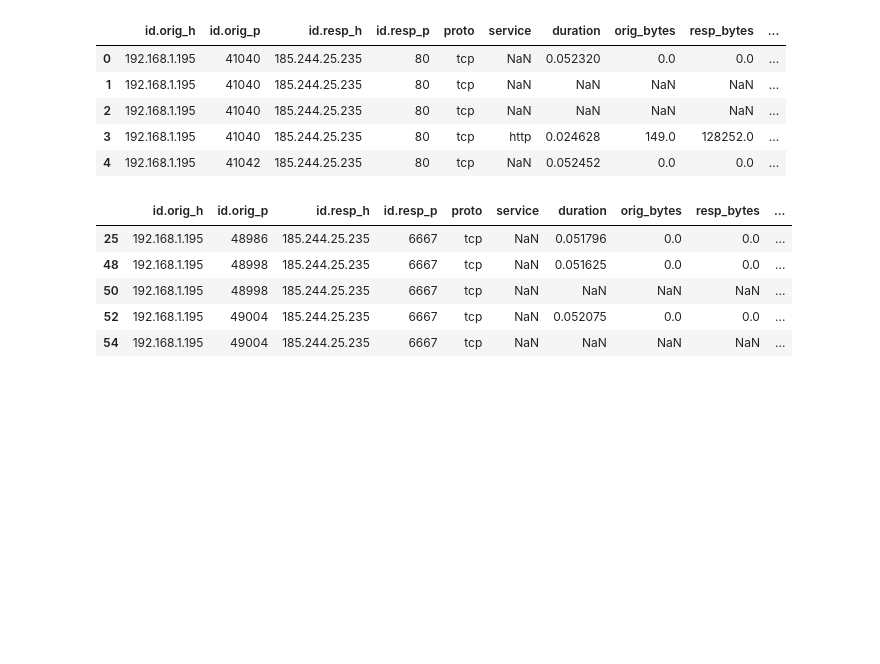
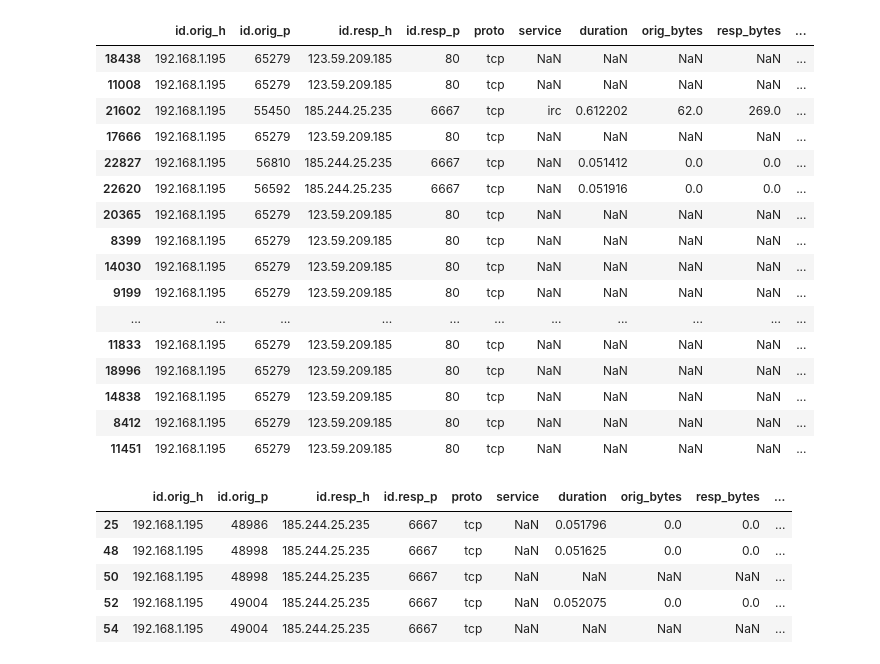
Before and after one commit to sdave777/Internet-of-Things_IDS_Data, a Jupyter notebook: Scratch.ipynb, the cells around one changed output. Cells and saved outputs as stored; diff of their text form; code cells hidden in the pictures; blank space fills up the shorter version.

```diff
--- a/Scratch.ipynb
+++ b/Scratch.ipynb
@@ -6,16 +6,27 @@ import seaborn as sns
 # %%
 data = pd.read_csv('data/IOTNET24_IDS.csv').drop('Unnamed: 0', axis=1)
 
 data['duration'] = data['duration'] / 60
 
-data.head()
+data.sample(30)
 # %% [output]
 |  | id.orig_h | id.orig_p | id.resp_h | id.resp_p | proto | service | duration | orig_bytes | resp_bytes | ... |
-| 0 | 192.168.1.195 | 41040 | 185.244.25.235 | 80 | tcp | NaN | 0.052320 | 0.0 | 0.0 | ... |
-| 1 | 192.168.1.195 | 41040 | 185.244.25.235 | 80 | tcp | NaN | NaN | NaN | NaN | ... |
-| 2 | 192.168.1.195 | 41040 | 185.244.25.235 | 80 | tcp | NaN | NaN | NaN | NaN | ... |
-| 3 | 192.168.1.195 | 41040 | 185.244.25.235 | 80 | tcp | http | 0.024628 | 149.0 | 128252.0 | ... |
-| 4 | 192.168.1.195 | 41042 | 185.244.25.235 | 80 | tcp | NaN | 0.052452 | 0.0 | 0.0 | ... |
+| 18438 | 192.168.1.195 | 65279 | 123.59.209.185 | 80 | tcp | NaN | NaN | NaN | NaN | ... |
+| 11008 | 192.168.1.195 | 65279 | 123.59.209.185 | 80 | tcp | NaN | NaN | NaN | NaN | ... |
+| 21602 | 192.168.1.195 | 55450 | 185.244.25.235 | 6667 | tcp | irc | 0.612202 | 62.0 | 269.0 | ... |
+| 17666 | 192.168.1.195 | 65279 | 123.59.209.185 | 80 | tcp | NaN | NaN | NaN | NaN | ... |
+| 22827 | 192.168.1.195 | 56810 | 185.244.25.235 | 6667 | tcp | NaN | 0.051412 | 0.0 | 0.0 | ... |
+| 22620 | 192.168.1.195 | 56592 | 185.244.25.235 | 6667 | tcp | NaN | 0.051916 | 0.0 | 0.0 | ... |
+| 20365 | 192.168.1.195 | 65279 | 123.59.209.185 | 80 | tcp | NaN | NaN | NaN | NaN | ... |
+| 8399 | 192.168.1.195 | 65279 | 123.59.209.185 | 80 | tcp | NaN | NaN | NaN | NaN | ... |
+| 14030 | 192.168.1.195 | 65279 | 123.59.209.185 | 80 | tcp | NaN | NaN | NaN | NaN | ... |
+| 9199 | 192.168.1.195 | 65279 | 123.59.209.185 | 80 | tcp | NaN | NaN | NaN | NaN | ... |
+| ... | ... | ... | ... | ... | ... | ... | ... | ... | ... | ... |
+| 11833 | 192.168.1.195 | 65279 | 123.59.209.185 | 80 | tcp | NaN | NaN | NaN | NaN | ... |
+| 18996 | 192.168.1.195 | 65279 | 123.59.209.185 | 80 | tcp | NaN | NaN | NaN | NaN | ... |
+| 14838 | 192.168.1.195 | 65279 | 123.59.209.185 | 80 | tcp | NaN | NaN | NaN | NaN | ... |
+| 8412 | 192.168.1.195 | 65279 | 123.59.209.185 | 80 | tcp | NaN | NaN | NaN | NaN | ... |
+| 11451 | 192.168.1.195 | 65279 | 123.59.209.185 | 80 | tcp | NaN | NaN | NaN | NaN | ... |
 # %%
 malicious_data = data[data['label'] != 'Benign'].copy()
 
```
Also changed, not shown: parts of 1 cell of this notebook, 1 other file.
